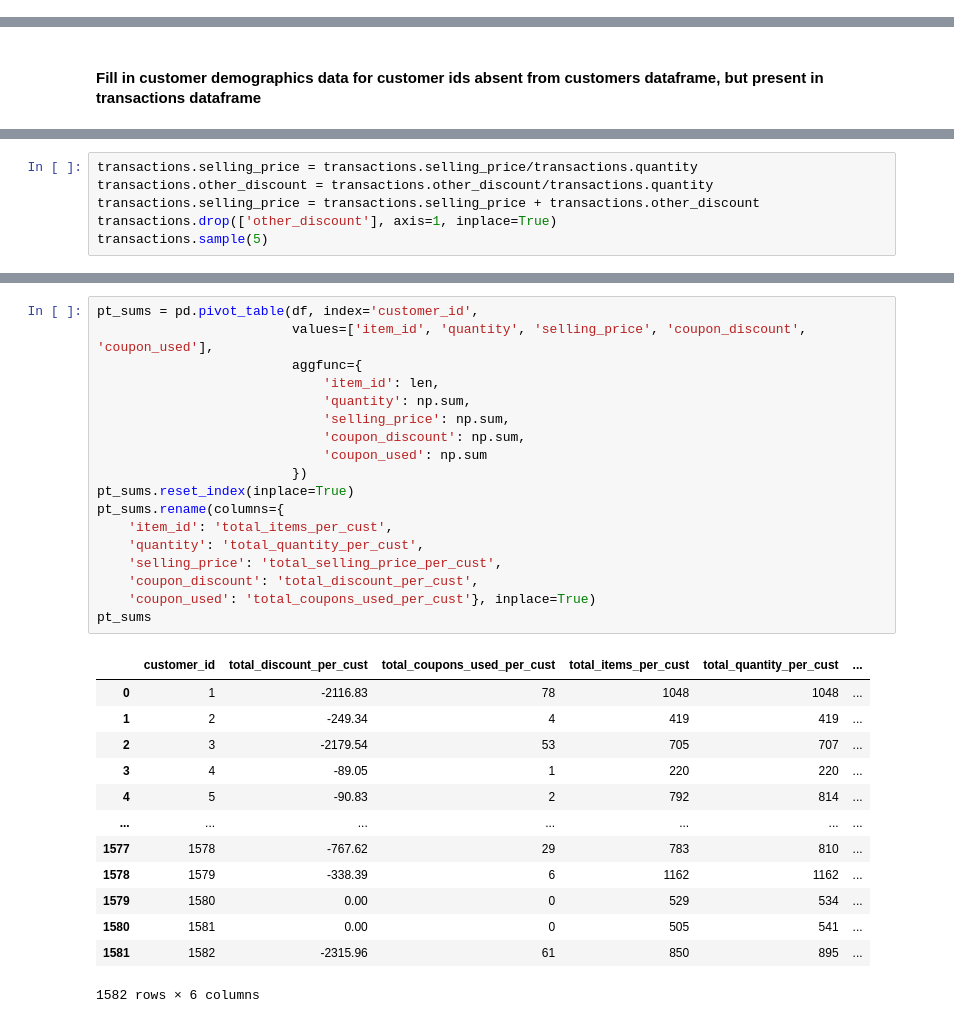
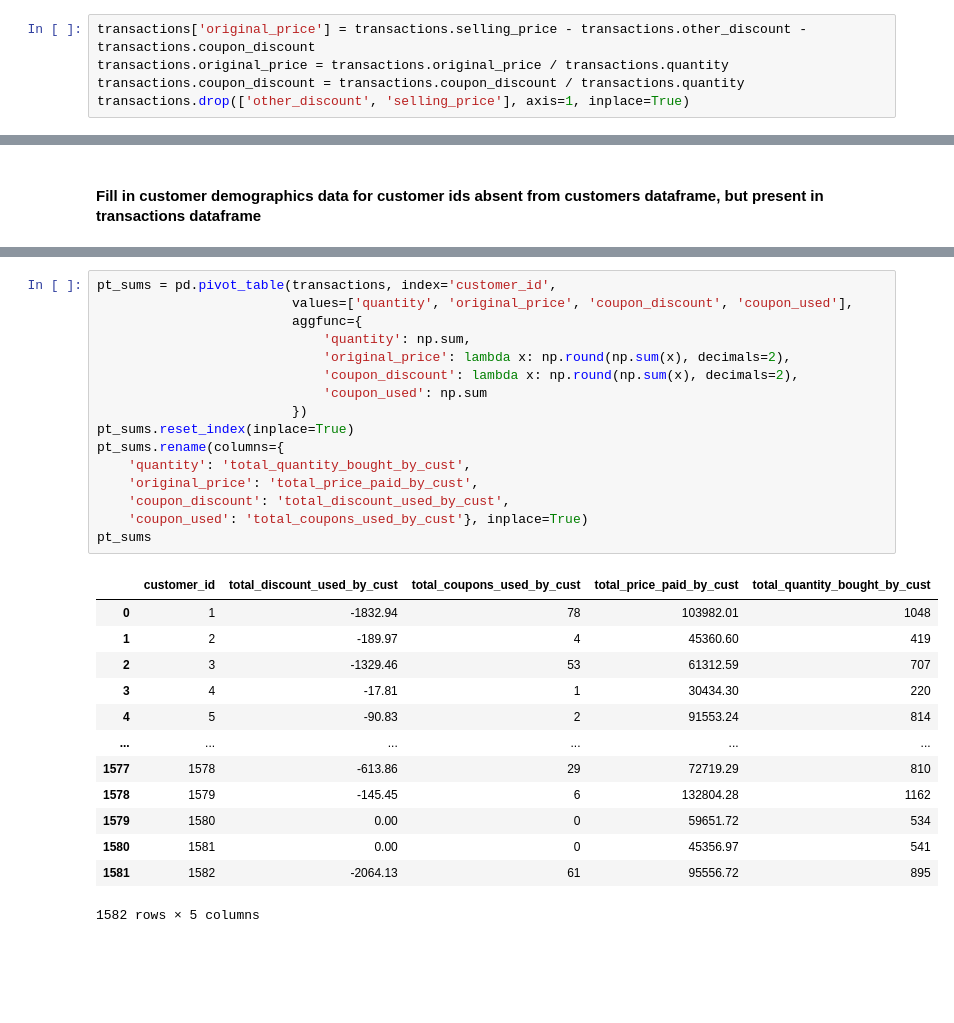
Before and after one commit to tejones/retailstoreofthefuture, a Jupyter notebook: data-mining/coupon-based/AmEx_mapped_categories_01_data_prep.ipynb, the cells around one changed output, grey strips where cells are left out. Saved outputs shown, nothing was run; the diff lists cells and outputs as text; blank space fills up the shorter version.

```diff
--- a/data-mining/coupon-based/AmEx_mapped_categories_01_data_prep.ipynb
+++ b/data-mining/coupon-based/AmEx_mapped_categories_01_data_prep.ipynb
@@ -58,0 +26,5 @@ dtype: int64
+# %%
+transactions['original_price'] = transactions.selling_price - transactions.other_discount - transactions.coupon_discount
+transactions.original_price = transactions.original_price / transactions.quantity
+transactions.coupon_discount = transactions.coupon_discount / transactions.quantity
+transactions.drop(['other_discount', 'selling_price'], axis=1, inplace=True)
@@ -164,6 +152,0 @@ transactions.sample(5)
-# %%
-transactions.selling_price = transactions.selling_price/transactions.quantity
-transactions.other_discount = transactions.other_discount/transactions.quantity
-transactions.selling_price = transactions.selling_price + transactions.other_discount
-transactions.drop(['other_discount'], axis=1, inplace=True)
-transactions.sample(5)
@@ -439,32 +477,30 @@ pt_means
 # %%
-pt_sums = pd.pivot_table(df, index='customer_id',
-                         values=['item_id', 'quantity', 'selling_price', 'coupon_discount', 'coupon_used'],
+pt_sums = pd.pivot_table(transactions, index='customer_id',
+                         values=['quantity', 'original_price', 'coupon_discount', 'coupon_used'],
                          aggfunc={
-                             'item_id': len,
                              'quantity': np.sum,
-                             'selling_price': np.sum,
-                             'coupon_discount': np.sum,
+                             'original_price': lambda x: np.round(np.sum(x), decimals=2),
+                             'coupon_discount': lambda x: np.round(np.sum(x), decimals=2),
                              'coupon_used': np.sum
                          })
 pt_sums.reset_index(inplace=True)
 pt_sums.rename(columns={
-    'item_id': 'total_items_per_cust',
-    'quantity': 'total_quantity_per_cust',
-    'selling_price': 'total_selling_price_per_cust',
-    'coupon_discount': 'total_discount_per_cust',
-    'coupon_used': 'total_coupons_used_per_cust'}, inplace=True)
+    'quantity': 'total_quantity_bought_by_cust',
+    'original_price': 'total_price_paid_by_cust',
+    'coupon_discount': 'total_discount_used_by_cust',
+    'coupon_used': 'total_coupons_used_by_cust'}, inplace=True)
 pt_sums
 # %% [output]
-|  | customer_id | total_discount_per_cust | total_coupons_used_per_cust | total_items_per_cust | total_quantity_per_cust | ... |
-| 0 | 1 | -2116.83 | 78 | 1048 | 1048 | ... |
-| 1 | 2 | -249.34 | 4 | 419 | 419 | ... |
-| 2 | 3 | -2179.54 | 53 | 705 | 707 | ... |
-| 3 | 4 | -89.05 | 1 | 220 | 220 | ... |
-| 4 | 5 | -90.83 | 2 | 792 | 814 | ... |
-| ... | ... | ... | ... | ... | ... | ... |
-| 1577 | 1578 | -767.62 | 29 | 783 | 810 | ... |
-| 1578 | 1579 | -338.39 | 6 | 1162 | 1162 | ... |
-| 1579 | 1580 | 0.00 | 0 | 529 | 534 | ... |
-| 1580 | 1581 | 0.00 | 0 | 505 | 541 | ... |
-| 1581 | 1582 | -2315.96 | 61 | 850 | 895 | ... |
+|  | customer_id | total_discount_used_by_cust | total_coupons_used_by_cust | total_price_paid_by_cust | total_quantity_bought_by_cust |
+| 0 | 1 | -1832.94 | 78 | 103982.01 | 1048 |
+| 1 | 2 | -189.97 | 4 | 45360.60 | 419 |
+| 2 | 3 | -1329.46 | 53 | 61312.59 | 707 |
+| 3 | 4 | -17.81 | 1 | 30434.30 | 220 |
+| 4 | 5 | -90.83 | 2 | 91553.24 | 814 |
+| ... | ... | ... | ... | ... | ... |
+| 1577 | 1578 | -613.86 | 29 | 72719.29 | 810 |
+| 1578 | 1579 | -145.45 | 6 | 132804.28 | 1162 |
+| 1579 | 1580 | 0.00 | 0 | 59651.72 | 534 |
+| 1580 | 1581 | 0.00 | 0 | 45356.97 | 541 |
+| 1581 | 1582 | -2064.13 | 61 | 95556.72 | 895 |
-1582 rows × 6 columns
+1582 rows × 5 columns
```
Also changed, not shown: parts of 112 cells of this notebook, 11 other files.
